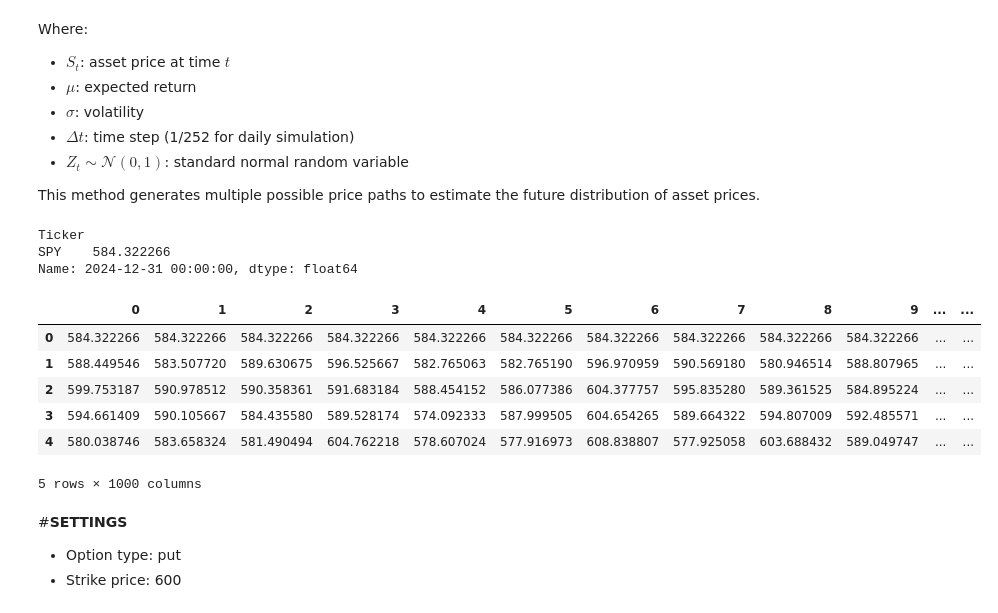
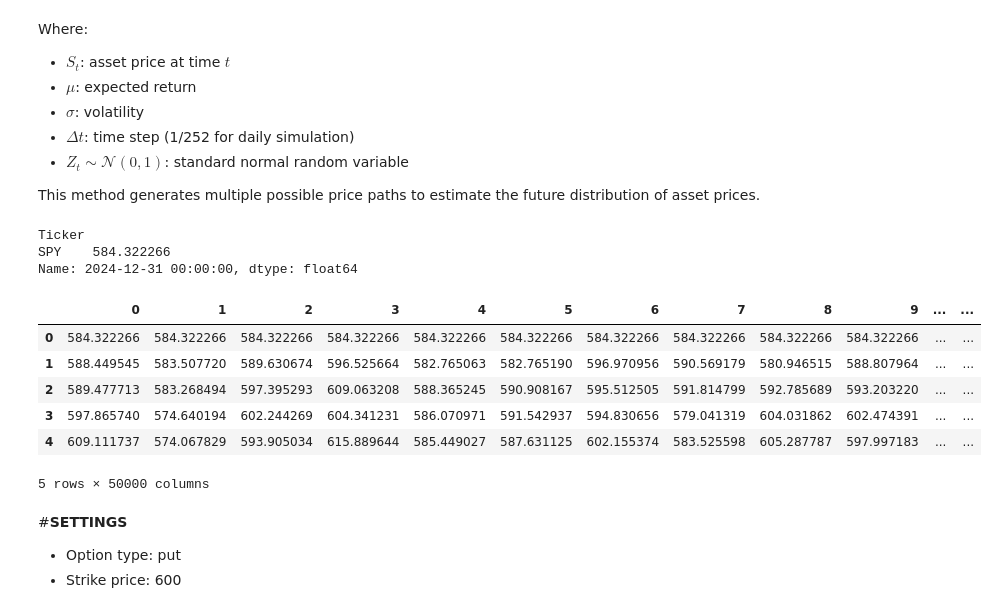
Before and after one commit to glorivaas/Risk_Measures, a Jupyter notebook: FINAL_PROJECT.ipynb, the cells around one changed output. Drawn from its saved outputs; the diff is of its cells as text; code cells hidden in the pictures.

```diff
--- a/FINAL_PROJECT.ipynb
+++ b/FINAL_PROJECT.ipynb
@@ -138,39 +139,39 @@ This method generates multiple possible price paths to estimate the future distr
 # %%
 S0 = spy_data['Price'].iloc[-1]
 print(S0)
 mu = mu_annual
 sigma = sigma_annual
 
 T = 1
 N = 252
 dt = T / N
-n_paths = 1000
+n_paths = 50000
 
 np.random.seed(42)
 Z = np.random.standard_normal((N, n_paths))
 
 price_paths = np.zeros((N + 1, n_paths))
 price_paths[0] = S0
 
 # Apply GBM formula to simulate paths
 for t in range(1, N + 1):
     price_paths[t] = price_paths[t - 1] * np.exp(
         (mu - 0.5 * sigma**2) * dt + sigma * np.sqrt(dt) * Z[t - 1]
     )
 
 simulated_prices = pd.DataFrame(price_paths)
 simulated_prices.head()
 # %% [output]
 Ticker
 SPY    584.322266
 Name: 2024-12-31 00:00:00, dtype: float64
 |  | 0 | 1 | 2 | 3 | 4 | 5 | 6 | 7 | 8 | 9 | ... | ... |
 | 0 | 584.322266 | 584.322266 | 584.322266 | 584.322266 | 584.322266 | 584.322266 | 584.322266 | 584.322266 | 584.322266 | 584.322266 | ... | ... |
-| 1 | 588.449546 | 583.507720 | 589.630675 | 596.525667 | 582.765063 | 582.765190 | 596.970959 | 590.569180 | 580.946514 | 588.807965 | ... | ... |
-| 2 | 599.753187 | 590.978512 | 590.358361 | 591.683184 | 588.454152 | 586.077386 | 604.377757 | 595.835280 | 589.361525 | 584.895224 | ... | ... |
-| 3 | 594.661409 | 590.105667 | 584.435580 | 589.528174 | 574.092333 | 587.999505 | 604.654265 | 589.664322 | 594.807009 | 592.485571 | ... | ... |
-| 4 | 580.038746 | 583.658324 | 581.490494 | 604.762218 | 578.607024 | 577.916973 | 608.838807 | 577.925058 | 603.688432 | 589.049747 | ... | ... |
+| 1 | 588.449545 | 583.507720 | 589.630674 | 596.525664 | 582.765063 | 582.765190 | 596.970956 | 590.569179 | 580.946515 | 588.807964 | ... | ... |
+| 2 | 589.477713 | 583.268494 | 597.395293 | 609.063208 | 588.365245 | 590.908167 | 595.512505 | 591.814799 | 592.785689 | 593.203220 | ... | ... |
+| 3 | 597.865740 | 574.640194 | 602.244269 | 604.341231 | 586.070971 | 591.542937 | 594.830656 | 579.041319 | 604.031862 | 602.474391 | ... | ... |
+| 4 | 609.111737 | 574.067829 | 593.905034 | 615.889644 | 585.449027 | 587.631125 | 602.155374 | 583.525598 | 605.287787 | 597.997183 | ... | ... |
-5 rows × 1000 columns
+5 rows × 50000 columns
 # %% [markdown]
 #**SETTINGS**
 - Option type: put
```
Also changed, not shown: parts of 4 cells of this notebook.
